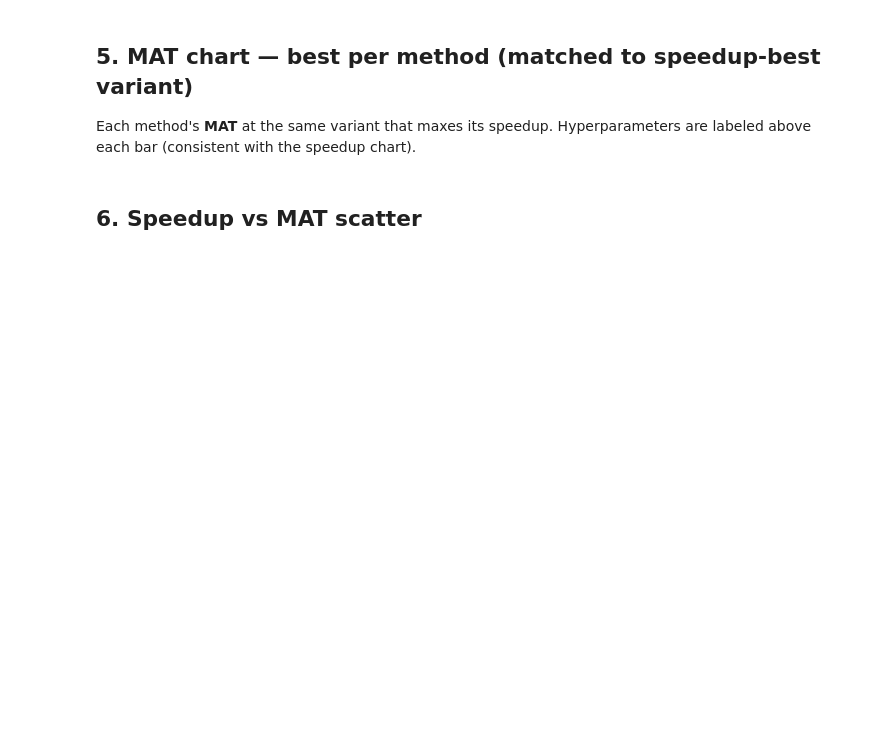
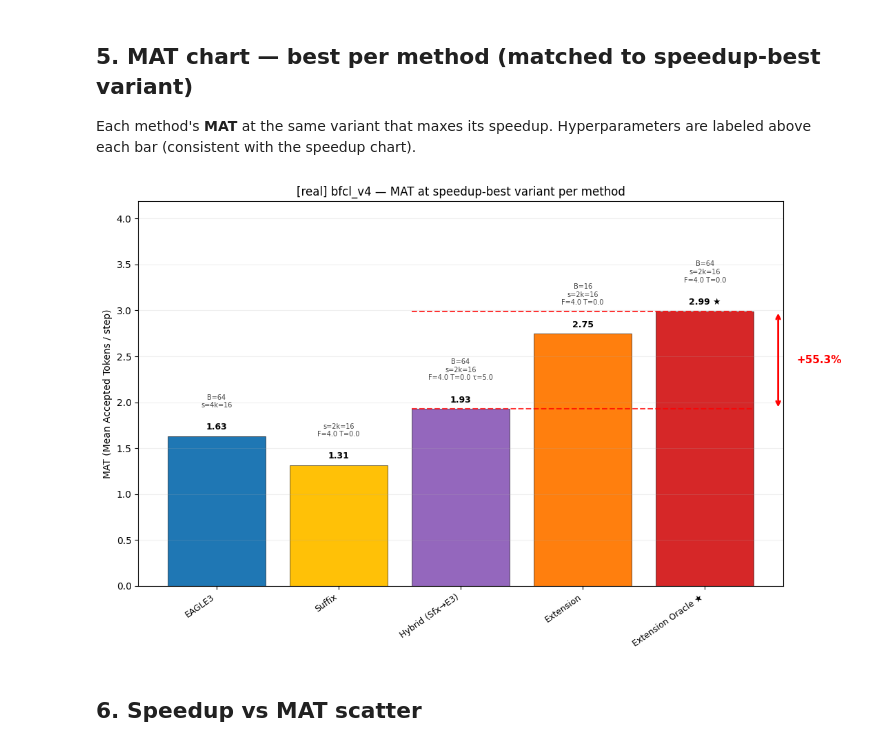
Before and after one commit to xogusrns123/advance-spec, a Jupyter notebook: simulation/notebooks/compare_methods.ipynb, the cells around one changed output. Cells and saved outputs as stored; diff of their text form; code cells hidden in the pictures; blank space fills up the shorter version.

```diff
--- a/simulation/notebooks/compare_methods.ipynb
+++ b/simulation/notebooks/compare_methods.ipynb
@@ -30,12 +30,16 @@ import matplotlib.pyplot as plt
 # Specify ONLY the workload. The notebook auto-finds each method's best
 # (s, k, B, F, T, N, threshold) combo across ALL sims of that workload.
 
-WORKLOAD = "swebench"     # e.g. "swebench", "specbench", "bfcl_v3", "lcc"
+WORKLOAD = "bfcl_v4"     # e.g. "swebench", "specbench", "bfcl_v3", "lcc"
+
+# Speedup metric: 'real' (latency-calibrated), or 'r0.05' / 'r0.1' / 'r0.2' /
+# 'r0.3' / 'r0.5' (assumes draft_step_cost / verify_step_cost = r).
+# Same toggle is honored by the variant cell at the bottom.
+SPEEDUP_METRIC = 'real'
+_METRIC_SUFFIX = f'_speedup_{SPEEDUP_METRIC}'   # column suffix in budget_sweep entries
 
 SIM_DIRS = [
     Path("../results/explorations"),
-    Path("../results/qwen3_14b"),
-    Path("../results/legacy/early_sims"),
 ]
 MODEL_LATENCY = Path("../config/latency/qwen3_14b.json")
 
@@ -301,8 +259,8 @@ for sim_name, (path, info) in WORKLOAD_SIMS.items():
     k_tag = info["topk"]
     sk = f"s={s_tag}k={k_tag}" if s_tag else "?"
     for col in df_i.columns:
-        if not col.endswith("_speedup_real"): continue
-        m_name = col[:-len("_speedup_real")]
+        if not col.endswith(_METRIC_SUFFIX): continue
+        m_name = col[:-len(_METRIC_SUFFIX)]
         if m_name.endswith("_always"): continue
         if is_forbidden(m_name): continue
         spd_col = df_i[col].dropna()
@@ -337,6 +295,13 @@ print(f"Total measurements scanned: {len(mdf_all)} across {len(WORKLOAD_SIMS)} s
 
 # Per-FAMILY best across ALL sims/budgets/variants — each family picks its OWN
 # (s, k, B, F, T, N, threshold) optimum. This is the fair "method-optimum" view.
+# Restrict display to the 5 core families (per user request 2026-04-28).
+SHOW_FAMILIES = {
+    "single:eagle3", "single:suffix",
+    "hybrid_e3", "extension", "extension_oracle",
+}
+mdf_all = mdf_all[mdf_all["family"].isin(SHOW_FAMILIES)].reset_index(drop=True)
+
 mdf_best = (mdf_all.sort_values("speedup_real", ascending=False)
                    .drop_duplicates(subset="family")
                    .reset_index(drop=True))
@@ -479,34 +480,36 @@ for i, r in mdf_mat.iterrows():
             ha="center", va="bottom", fontsize=9, fontweight="bold")
     sub = bar_sub_label(r["family"], r["hp"], r["best_budget"], r.get("sk_tag"))
     if sub:
         ax.text(i, mat + 0.30, sub, ha="center", va="bottom",
                 fontsize=7, color="#444")
 
 # Gap arrow on MAT (oracle vs hybrid)
 fams = list(mdf_mat["family"].values)
 mats = list(mdf_mat["mat"].values)
 ext_or_idx = next((i for i, f in enumerate(fams) if f == "extension_oracle"), None)
 hyb_picks = [(mats[i], i) for i, f in enumerate(fams) if f in HYB_FAMS]
 if ext_or_idx is not None and hyb_picks:
     h_mat, h_idx = max(hyb_picks)
     e_mat = mats[ext_or_idx]
     pct = (e_mat / h_mat - 1) * 100
     x_lo, x_hi = sorted([h_idx, ext_or_idx])
     ax.hlines(h_mat, x_lo - 0.4, x_hi + 0.4, colors="red", linestyles="--", alpha=0.8, linewidth=1.5)
     ax.hlines(e_mat, x_lo - 0.4, x_hi + 0.4, colors="red", linestyles="--", alpha=0.8, linewidth=1.5)
     arrow_x = x_hi + 0.6
     ax.annotate("", xy=(arrow_x, e_mat), xytext=(arrow_x, h_mat),
                 arrowprops=dict(arrowstyle="<->", color="red", lw=2))
     ax.text(arrow_x + 0.15, (h_mat + e_mat) / 2, f"{pct:+.1f}%",
             ha="left", va="center", color="red", fontsize=11, fontweight="bold")
 
 ax.set_xticks(x)
 ax.set_xticklabels(mdf_mat["pretty"], rotation=35, ha="right", fontsize=9)
 ax.set_ylabel("MAT (Mean Accepted Tokens / step)")
-ax.set_title(f"{WORKLOAD} — MAT at speedup-best variant per method")
+ax.set_title(f"[{SPEEDUP_METRIC}] {WORKLOAD} — MAT at speedup-best variant per method")
 ax.grid(axis="y", alpha=0.2)
 ax.set_ylim(top=mdf_mat["mat"].max() * 1.40)
 plt.tight_layout(); plt.show()
+# %% [output]
+[figure, added]
 # %% [markdown]
 ## 6. Speedup vs MAT scatter
 # %%
```
Also changed, not shown: parts of 15 cells of this notebook, 18 other files.
